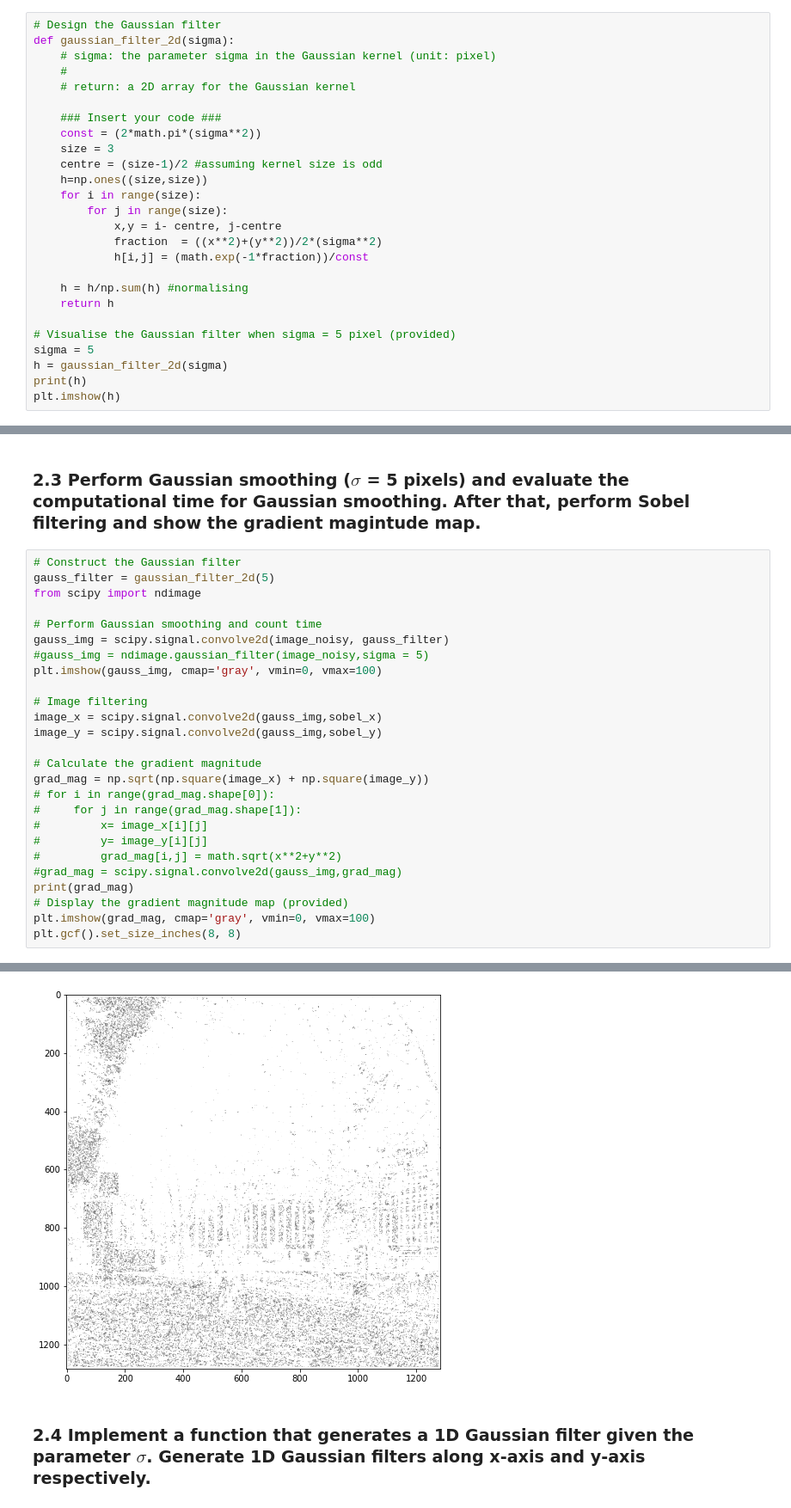
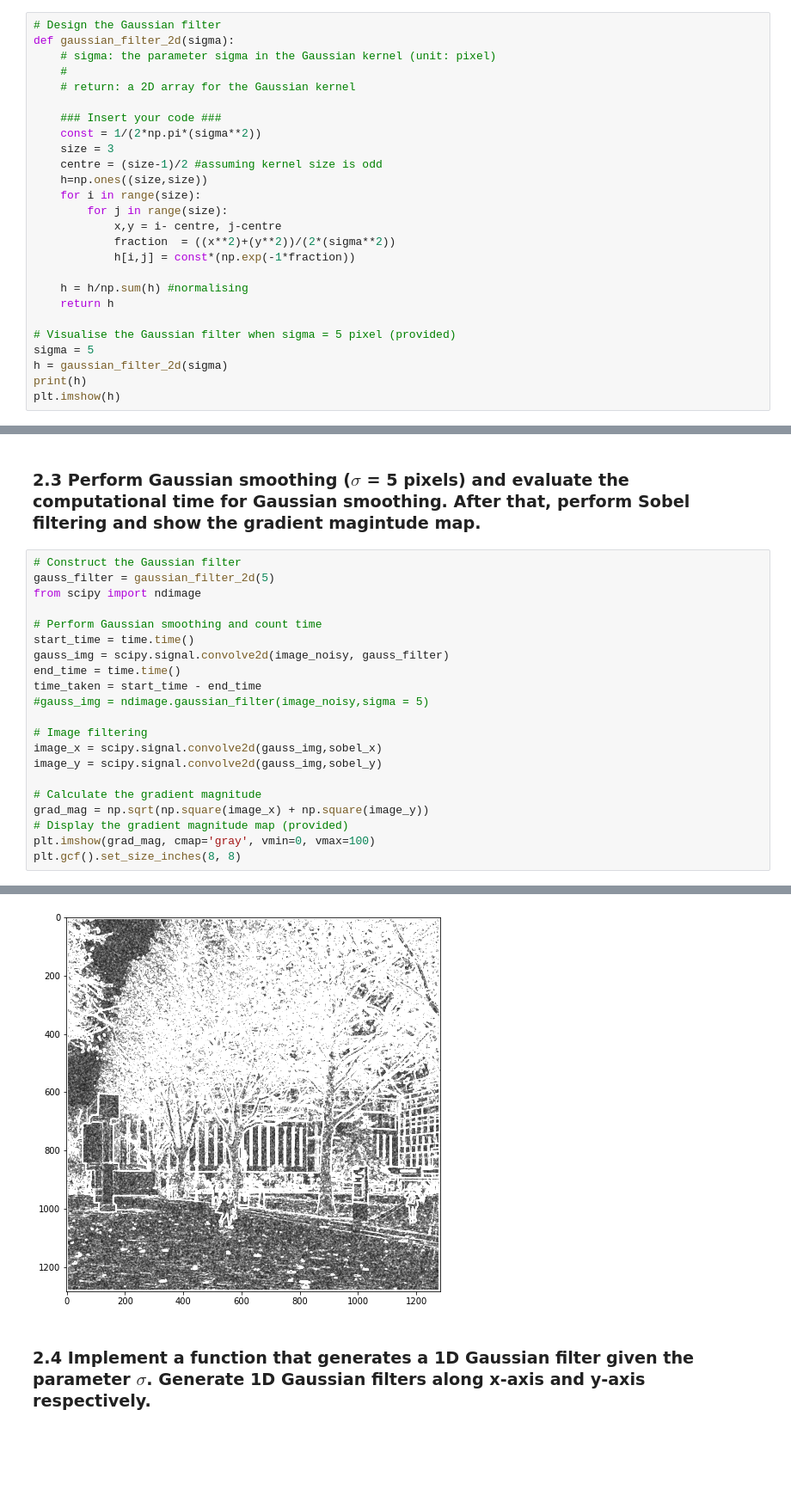
Before and after one commit to Shaanukstar123/Computer-Vision-CW1-Image-Filtering, a Jupyter notebook: coursework_01/coursework_01.ipynb, the cells around one changed output, grey strips where cells are left out. Shown at 86% size. Cells and saved outputs as stored; diff of their text form; blank space fills up the shorter version.

```diff
--- a/coursework_01/coursework_01.ipynb
+++ b/coursework_01/coursework_01.ipynb
@@ -164,15 +164,15 @@ def gaussian_filter_2d(sigma):
     # return: a 2D array for the Gaussian kernel
 
     ### Insert your code ###
-    const = (2*math.pi*(sigma**2))
+    const = 1/(2*np.pi*(sigma**2))
     size = 3
     centre = (size-1)/2 #assuming kernel size is odd
     h=np.ones((size,size))
     for i in range(size):
         for j in range(size):
             x,y = i- centre, j-centre
-            fraction  = ((x**2)+(y**2))/2*(sigma**2)
-            h[i,j] = (math.exp(-1*fraction))/const
+            fraction  = ((x**2)+(y**2))/(2*(sigma**2))
+            h[i,j] = const*(np.exp(-1*fraction))
 
     h = h/np.sum(h) #normalising
     return h
@@ -196,9 +196,11 @@ gauss_filter = gaussian_filter_2d(5)
 from scipy import ndimage
 
 # Perform Gaussian smoothing and count time
+start_time = time.time()
 gauss_img = scipy.signal.convolve2d(image_noisy, gauss_filter)
+end_time = time.time()
+time_taken = start_time - end_time
 #gauss_img = ndimage.gaussian_filter(image_noisy,sigma = 5)
-plt.imshow(gauss_img, cmap='gray', vmin=0, vmax=100)
 
 # Image filtering
 image_x = scipy.signal.convolve2d(gauss_img,sobel_x)
@@ -206,13 +208,6 @@ image_y = scipy.signal.convolve2d(gauss_img,sobel_y)
 
 # Calculate the gradient magnitude
 grad_mag = np.sqrt(np.square(image_x) + np.square(image_y))
-# for i in range(grad_mag.shape[0]):
-#     for j in range(grad_mag.shape[1]):
-#         x= image_x[i][j]
-#         y= image_y[i][j]
-#         grad_mag[i,j] = math.sqrt(x**2+y**2)
-#grad_mag = scipy.signal.convolve2d(gauss_img,grad_mag)
-print(grad_mag)
 # Display the gradient magnitude map (provided)
 plt.imshow(grad_mag, cmap='gray', vmin=0, vmax=100)
 plt.gcf().set_size_inches(8, 8)
@@ -233,4 +215,4 @@ plt.gcf().set_size_inches(8, 8)
-[figure, old version]
+[figure, new version]
 # %% [markdown]
 ### 2.4 Implement a function that generates a 1D Gaussian filter given the parameter $\sigma$. Generate 1D Gaussian filters along x-axis and y-axis respectively.
 # %%
```
Also changed, not shown: parts of 2 cells of this notebook.
